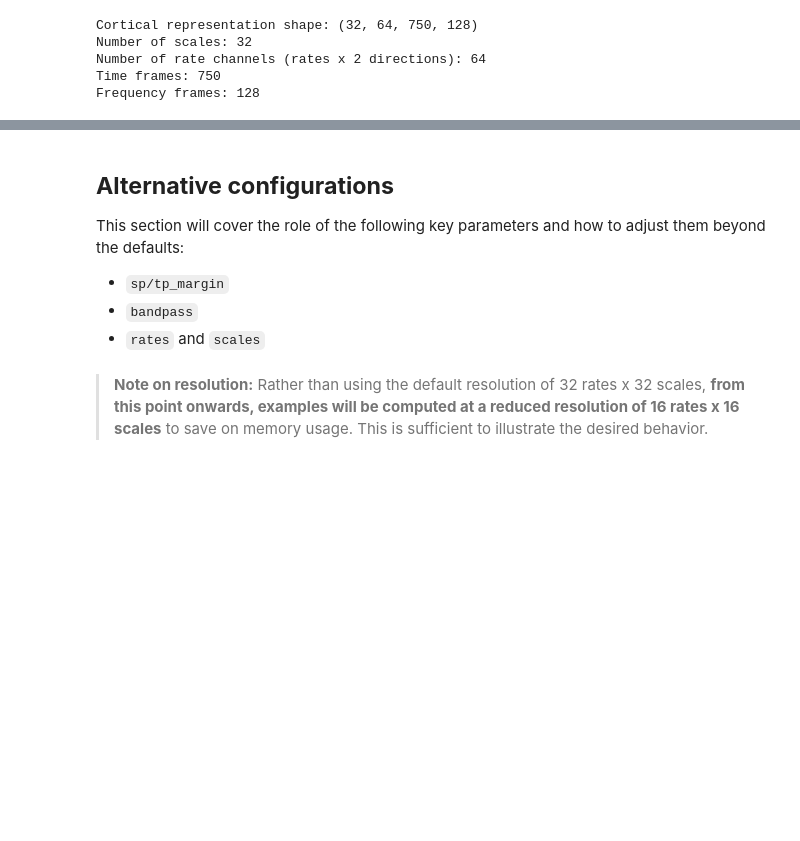
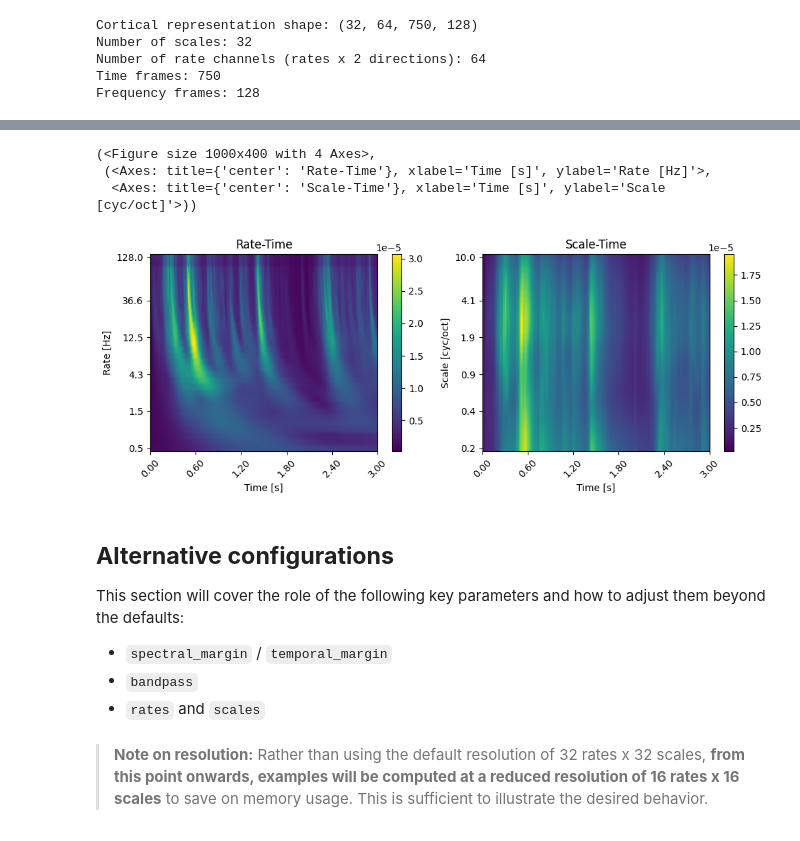
Before and after one commit to ninocapipoca/neural_audio, a Jupyter notebook: tutorials/Tutorial 2 - aud2cor.ipynb, the cells around one changed output, grey strips where cells are left out. Cells and saved outputs as stored; diff of their text form; code cells hidden in the pictures; blank space fills up the shorter version.

```diff
--- a/tutorials/Tutorial 2 - aud2cor.ipynb
+++ b/tutorials/Tutorial 2 - aud2cor.ipynb
@@ -159,7 +173,15 @@ plot_cr_projection(cr, rates, scales=scales, frequencies=frequencies_audiogram)
+# %%
+# projections that preserve temporal information
+plot_cr_temporal(cr, rates, scales, time_points_audiogram)
+# %% [output]
+(<Figure size 1000x400 with 4 Axes>,
+ (<Axes: title={'center': 'Rate-Time'}, xlabel='Time [s]', ylabel='Rate [Hz]'>,
+  <Axes: title={'center': 'Scale-Time'}, xlabel='Time [s]', ylabel='Scale [cyc/oct]'>))
+[figure, added]
 # %% [markdown]
 ## **Alternative configurations**
 This section will cover the role of the following key parameters and how to adjust them beyond the defaults:
-- `sp/tp_margin`
+- `spectral_margin` / `temporal_margin`
 - `bandpass`
 - `rates` and `scales`
 # %% [markdown]
```
Also changed, not shown: parts of 18 cells of this notebook, 4 other files.
